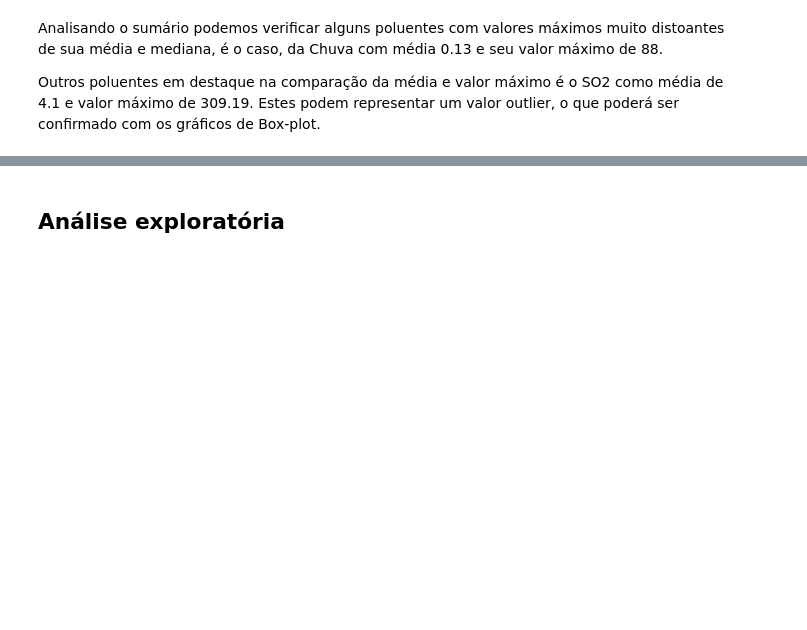
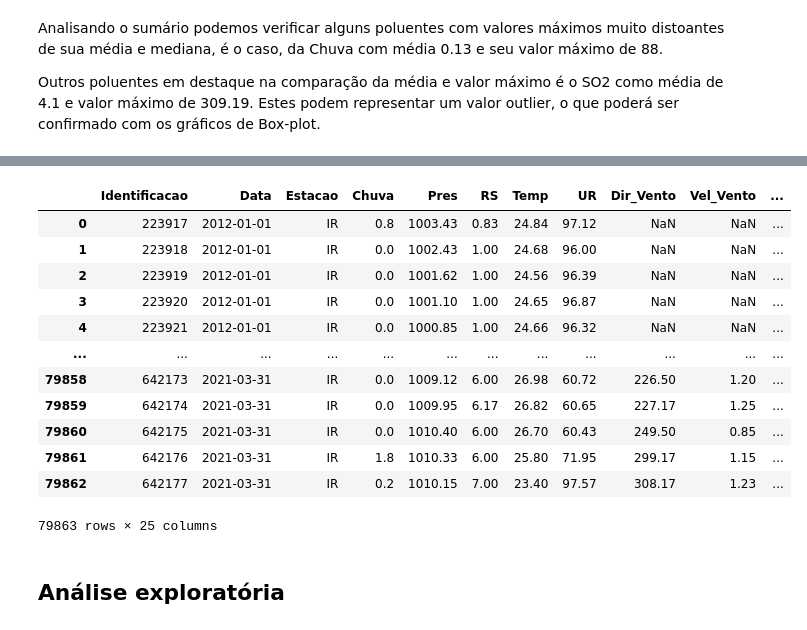
Before and after one commit to Luciahelenasantos/POS_GRADUACAO_PUC, a Jupyter notebook: MVP/Projeto_Split1a.ipynb, the cells around one changed output, grey strips where cells are left out. Drawn from its saved outputs; the diff is of its cells as text; code cells hidden in the pictures; blank space fills up the shorter version.

```diff
--- a/MVP/Projeto_Split1a.ipynb
+++ b/MVP/Projeto_Split1a.ipynb
@@ -183,3 +165,25 @@ Warning: total number of rows (79863) exceeds max_rows (20000). Limiting to firs
+# %%
+# criando variáveis para identificar as estações climáticas
+dadoarIR['Hora'] = dadoarIR['Data'].dt.hour
+dadoarIR['Data'] = dadoarIR['Data'].dt.date
+# %%
+# o comando abaixo aumenta a quantidade de colunas visualizadas
+pd.set_option('display.max_columns', None)
+dadoarIR
+# %% [output]
+|  | Identificacao | Data | Estacao | Chuva | Pres | RS | Temp | UR | Dir_Vento | Vel_Vento | ... |
+| 0 | 223917 | 2012-01-01 | IR | 0.8 | 1003.43 | 0.83 | 24.84 | 97.12 | NaN | NaN | ... |
+| 1 | 223918 | 2012-01-01 | IR | 0.0 | 1002.43 | 1.00 | 24.68 | 96.00 | NaN | NaN | ... |
+| 2 | 223919 | 2012-01-01 | IR | 0.0 | 1001.62 | 1.00 | 24.56 | 96.39 | NaN | NaN | ... |
+| 3 | 223920 | 2012-01-01 | IR | 0.0 | 1001.10 | 1.00 | 24.65 | 96.87 | NaN | NaN | ... |
+| 4 | 223921 | 2012-01-01 | IR | 0.0 | 1000.85 | 1.00 | 24.66 | 96.32 | NaN | NaN | ... |
+| ... | ... | ... | ... | ... | ... | ... | ... | ... | ... | ... | ... |
+| 79858 | 642173 | 2021-03-31 | IR | 0.0 | 1009.12 | 6.00 | 26.98 | 60.72 | 226.50 | 1.20 | ... |
+| 79859 | 642174 | 2021-03-31 | IR | 0.0 | 1009.95 | 6.17 | 26.82 | 60.65 | 227.17 | 1.25 | ... |
+| 79860 | 642175 | 2021-03-31 | IR | 0.0 | 1010.40 | 6.00 | 26.70 | 60.43 | 249.50 | 0.85 | ... |
+| 79861 | 642176 | 2021-03-31 | IR | 1.8 | 1010.33 | 6.00 | 25.80 | 71.95 | 299.17 | 1.15 | ... |
+| 79862 | 642177 | 2021-03-31 | IR | 0.2 | 1010.15 | 7.00 | 23.40 | 97.57 | 308.17 | 1.23 | ... |
+79863 rows × 25 columns
 # %% [markdown]
 ## Análise exploratória
 # %%
```
Also changed, not shown: parts of 1 cell of this notebook.
